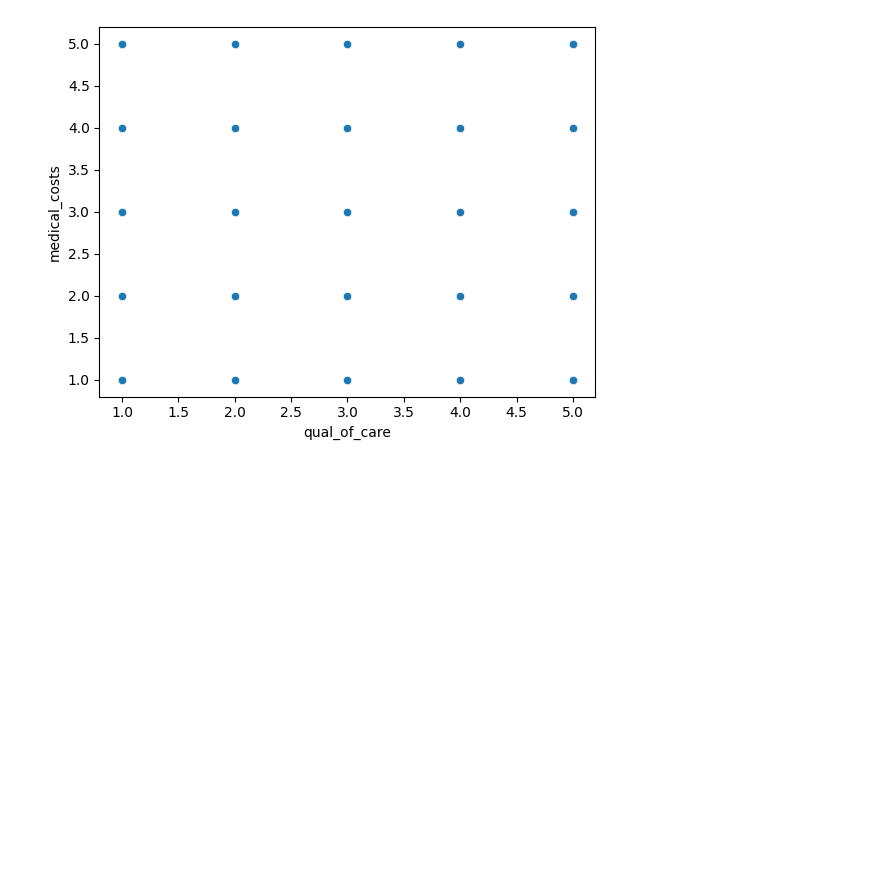
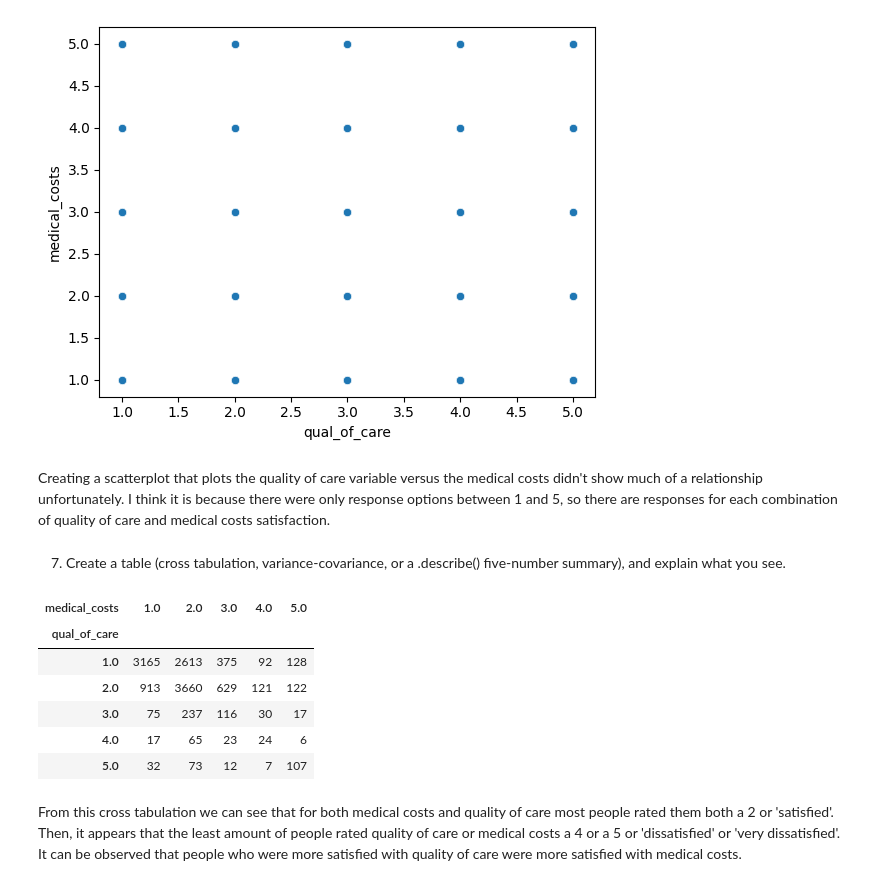
Before and after one commit to ashleyr05/visualization, a Jupyter notebook: assignment/assignment.ipynb, the cells around one changed output. Drawn from its saved outputs; the diff is of its cells as text; code cells hidden in the pictures; blank space fills up the shorter version.

```diff
--- a/assignment/assignment.ipynb
+++ b/assignment/assignment.ipynb
@@ -446,3 +446,19 @@ sns.scatterplot(data=med_df,x='qual_of_care',y='medical_costs') # making a scatt
 # %% [output]
 <Axes: xlabel='qual_of_care', ylabel='medical_costs'>
 [figure]
+# %% [markdown]
+Creating a scatterplot that plots the quality of care variable versus the medical costs didn't show much of a relationship unfortunately. I think it is because there were only response options between 1 and 5, so there are responses for each combination of quality of care and medical costs satisfaction.
+# %% [markdown]
+7. Create a table (cross tabulation, variance-covariance, or a .describe() five-number summary), and explain what you see.
+# %%
+pd.crosstab(med_df['qual_of_care'], med_df['medical_costs']) # making a cross tabulation of the qual_of_care and medical_costs variable
+# %% [output]
+| medical_costs | 1.0 | 2.0 | 3.0 | 4.0 | 5.0 |
+| qual_of_care |  |  |  |  |  |
+| 1.0 | 3165 | 2613 | 375 | 92 | 128 |
+| 2.0 | 913 | 3660 | 629 | 121 | 122 |
+| 3.0 | 75 | 237 | 116 | 30 | 17 |
+| 4.0 | 17 | 65 | 23 | 24 | 6 |
+| 5.0 | 32 | 73 | 12 | 7 | 107 |
+# %% [markdown]
+From this cross tabulation we can see that for both medical costs and quality of care most people rated them both a 2 or 'satisfied'. Then, it appears that the least amount of people rated quality of care or medical costs a 4 or a 5 or 'dissatisfied' or 'very dissatisfied'. It can be observed that people who were more satisfied with quality of care were more satisfied with medical costs.
```
